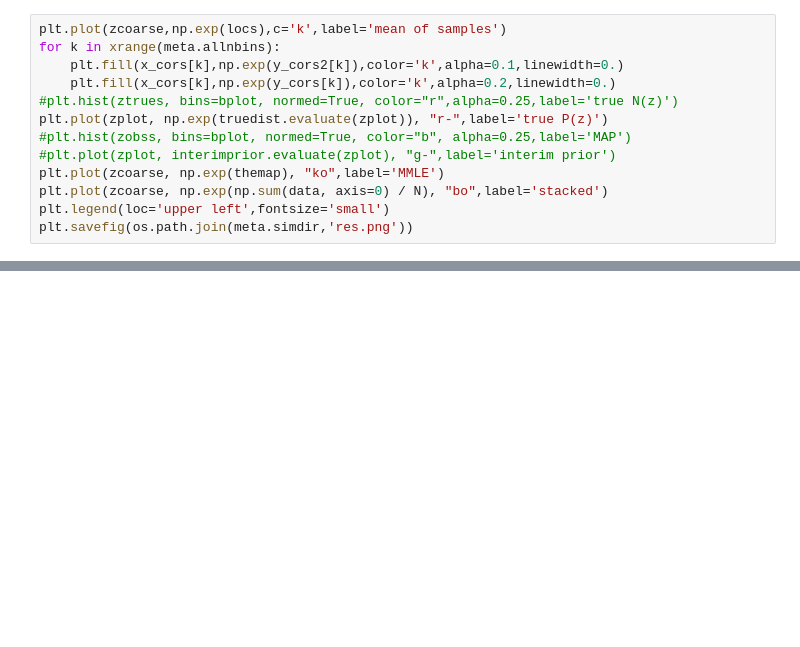
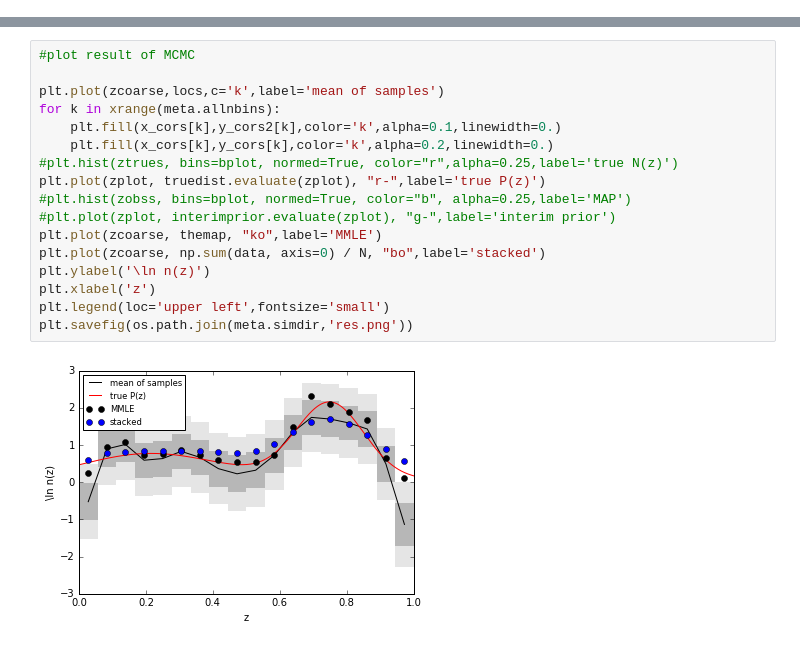
Before and after one commit to aimalz/prob-z, a Jupyter notebook: nz/code/sim/FromHogg.ipynb, the cells around one changed output, grey strips where cells are left out. Saved outputs shown, nothing was run; the diff lists cells and outputs as text; blank space fills up the shorter version.

Commit message:
updating mcmc run and plot

```diff
--- a/nz/code/sim/FromHogg.ipynb
+++ b/nz/code/sim/FromHogg.ipynb
@@ -495,13 +0,0 @@ y_cors3 = np.array(y_cors3)
-# %%
-plt.plot(zcoarse,np.exp(locs),c='k',label='mean of samples')
-for k in xrange(meta.allnbins):
-    plt.fill(x_cors[k],np.exp(y_cors2[k]),color='k',alpha=0.1,linewidth=0.)
-    plt.fill(x_cors[k],np.exp(y_cors[k]),color='k',alpha=0.2,linewidth=0.)
-#plt.hist(ztrues, bins=bplot, normed=True, color="r",alpha=0.25,label='true N(z)')
-plt.plot(zplot, np.exp(truedist.evaluate(zplot)), "r-",label='true P(z)')
-#plt.hist(zobss, bins=bplot, normed=True, color="b", alpha=0.25,label='MAP')
-#plt.plot(zplot, interimprior.evaluate(zplot), "g-",label='interim prior')
-plt.plot(zcoarse, np.exp(themap), "ko",label='MMLE')
-plt.plot(zcoarse, np.exp(np.sum(data, axis=0) / N), "bo",label='stacked')
-plt.legend(loc='upper left',fontsize='small')
-plt.savefig(os.path.join(meta.simdir,'res.png'))
@@ -715,0 +583,19 @@ if __name__ == "__main__":
+# %%
+#plot result of MCMC
+
+plt.plot(zcoarse,locs,c='k',label='mean of samples')
+for k in xrange(meta.allnbins):
+    plt.fill(x_cors[k],y_cors2[k],color='k',alpha=0.1,linewidth=0.)
+    plt.fill(x_cors[k],y_cors[k],color='k',alpha=0.2,linewidth=0.)
+#plt.hist(ztrues, bins=bplot, normed=True, color="r",alpha=0.25,label='true N(z)')
+plt.plot(zplot, truedist.evaluate(zplot), "r-",label='true P(z)')
+#plt.hist(zobss, bins=bplot, normed=True, color="b", alpha=0.25,label='MAP')
+#plt.plot(zplot, interimprior.evaluate(zplot), "g-",label='interim prior')
+plt.plot(zcoarse, themap, "ko",label='MMLE')
+plt.plot(zcoarse, np.sum(data, axis=0) / N, "bo",label='stacked')
+plt.ylabel('\ln n(z)')
+plt.xlabel('z')
+plt.legend(loc='upper left',fontsize='small')
+plt.savefig(os.path.join(meta.simdir,'res.png'))
+# %% [output]
+[figure, added]
```
Also changed, not shown: parts of 51 cells of this notebook.
